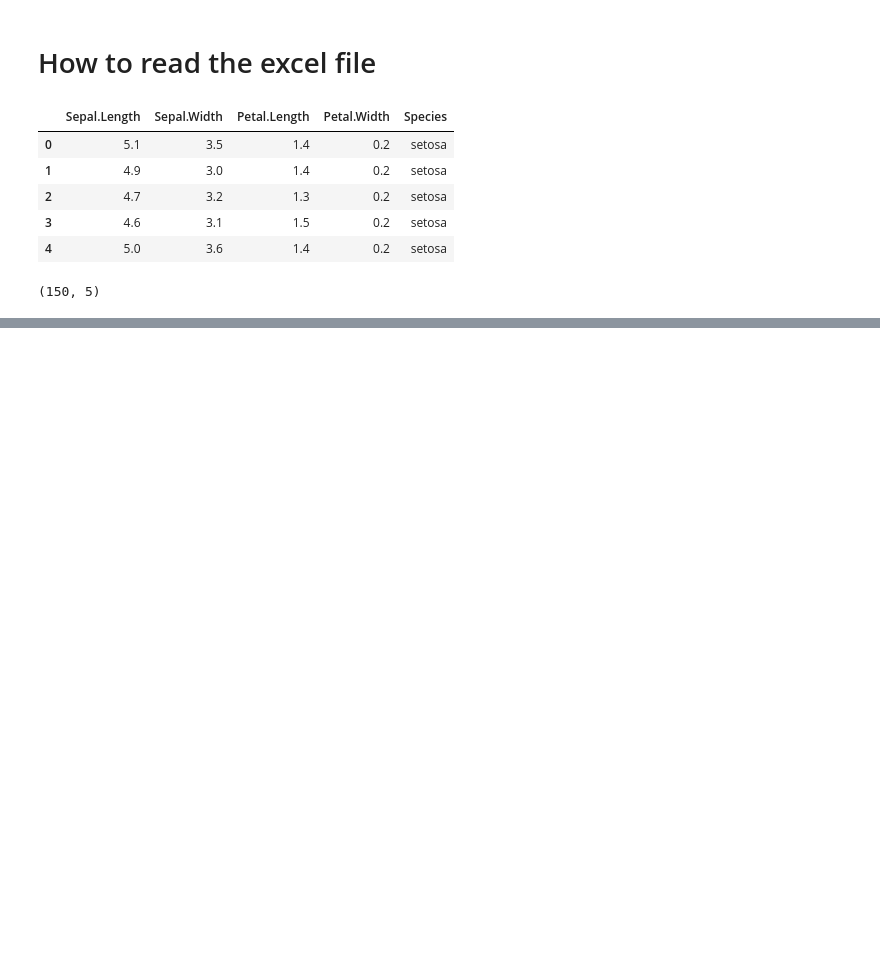
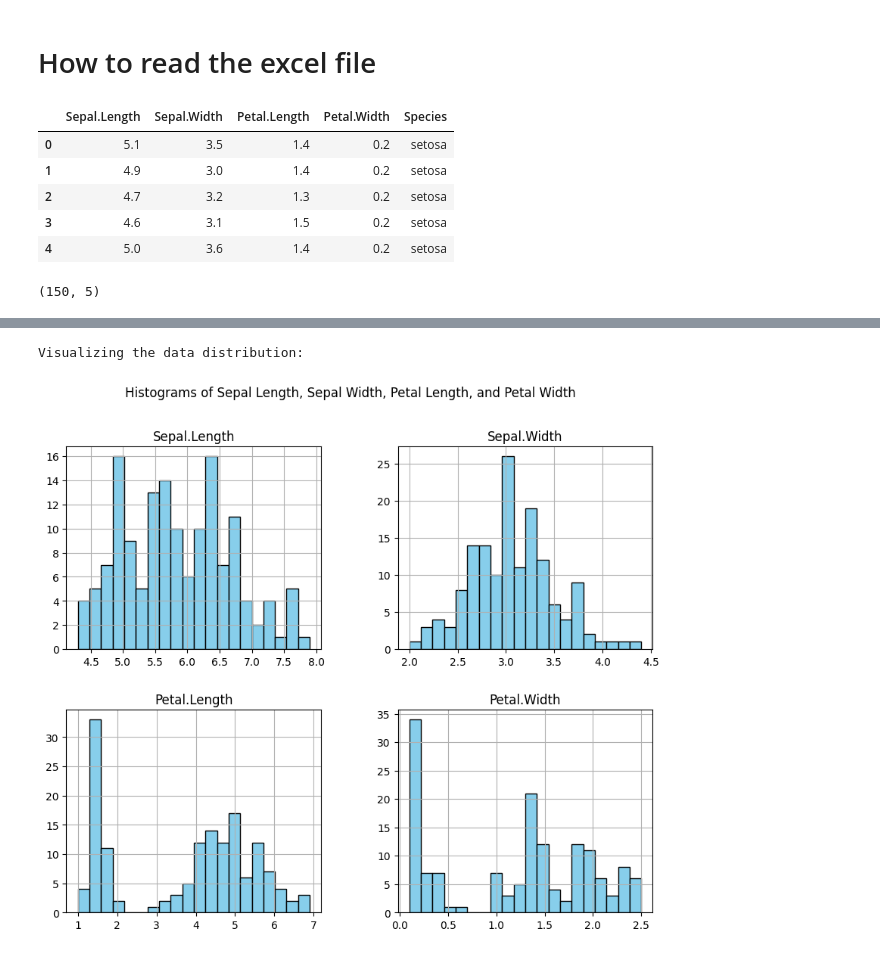
Before and after one commit to RemmyBisimbeko/Data-Science, a Jupyter notebook: SEM 2/Data Analysis and Visualization/Assignment One/Assignment_One.ipynb, the cells around one changed output, grey strips where cells are left out. Drawn from its saved outputs; the diff is of its cells as text; code cells hidden in the pictures; blank space fills up the shorter version.

Commit message:
finshed assignment one, making finishes

```diff
--- a/SEM 2/Data Analysis and Visualization/Assignment One/Assignment_One.ipynb
+++ b/SEM 2/Data Analysis and Visualization/Assignment One/Assignment_One.ipynb
@@ -43,7 +76,10 @@ Mounted at /content/drive
 # How to read the excel file
 # %%
 # locate the file path
-file_path = '/content/drive/My Drive/Data analytics and visualization/iris.csv'
+# file_path = '/content/drive/My Drive/Data analytics and visualization/iris.csv'
+
+# file_path = 'SEM 2/Data Analysis and Visualization/Assignment One/iris.csv'
+file_path = 'iris.csv'
 # %%
 Iris = pd.read_csv(file_path)
 # %%
@@ -85,0 +166,10 @@ Iris.shape
+# %%
+# 2. Explore and visually inspect the data distribution for each variable
+# Histograms for each variable
+print("\nVisualizing the data distribution:")
+Iris.hist(figsize=(10, 8), bins=20, color='skyblue', edgecolor='black')
+plt.suptitle('Histograms of Sepal Length, Sepal Width, Petal Length, and Petal Width')
+plt.show()
+# %% [output]
+Visualizing the data distribution:
+[figure, added]
```
Also changed, not shown: parts of 32 cells of this notebook, 1 other file.
